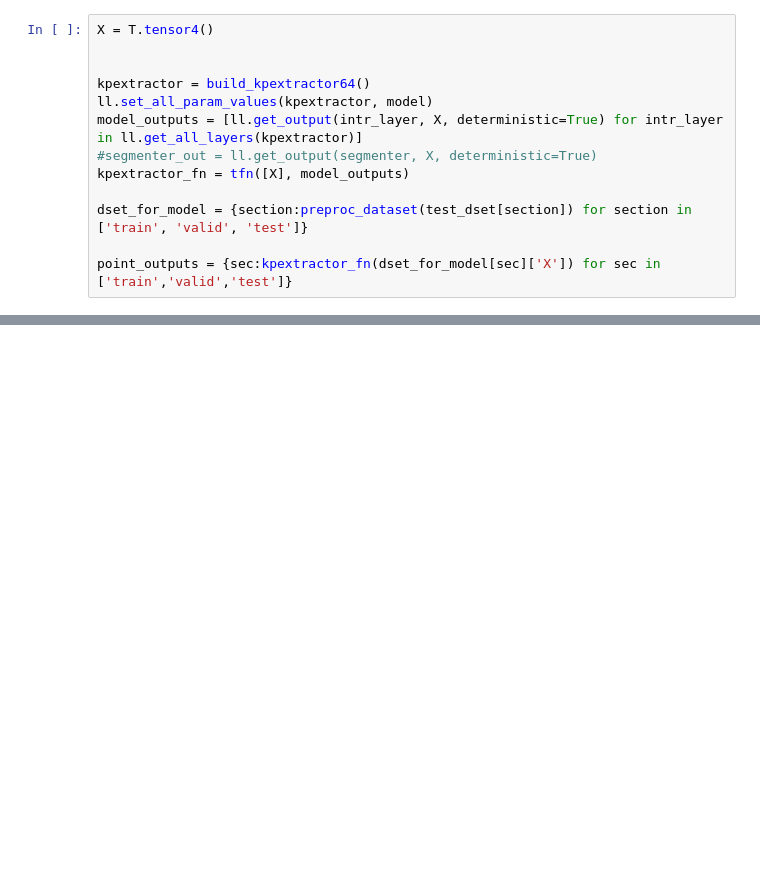
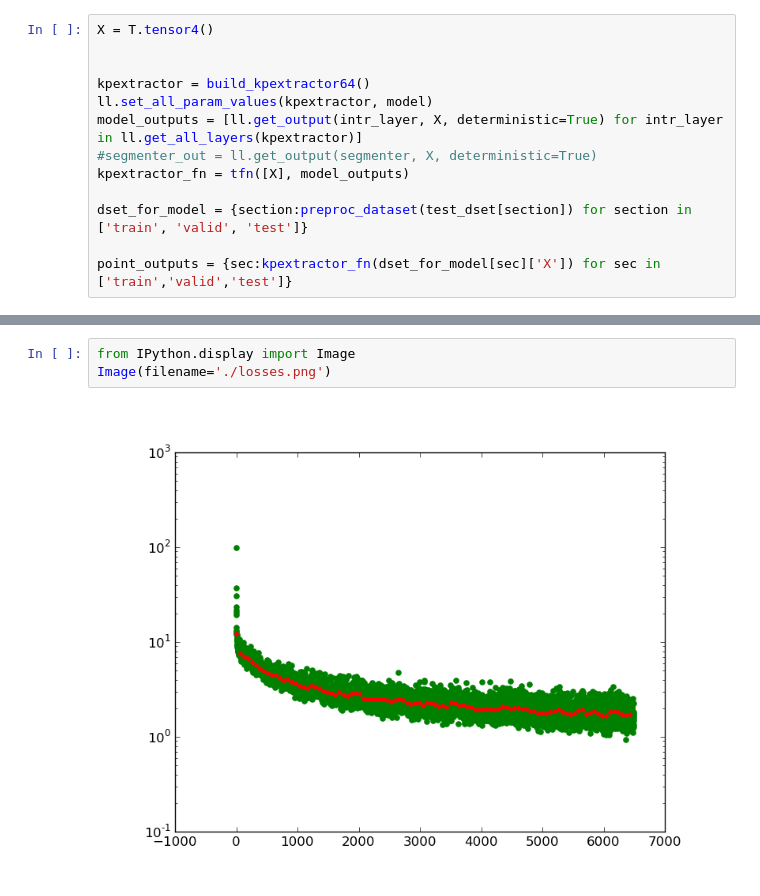
Before and after one commit to zmjjmz/thesiswork, a Jupyter notebook: edge_extract/Keypoint Extractor Analysis.ipynb, the cells around one changed output, grey strips where cells are left out. Cells and saved outputs as stored; diff of their text form; blank space fills up the shorter version.

```diff
--- a/edge_extract/Keypoint Extractor Analysis.ipynb
+++ b/edge_extract/Keypoint Extractor Analysis.ipynb
@@ -161,0 +163,5 @@ print(np.average(np.std(dset_for_model[sec]['y'],axis=0)))
+# %%
+from IPython.display import Image
+Image(filename='./losses.png')
+# %% [output]
+[figure, added]
```
Also changed, not shown: parts of 6 cells of this notebook, 2 other files.
